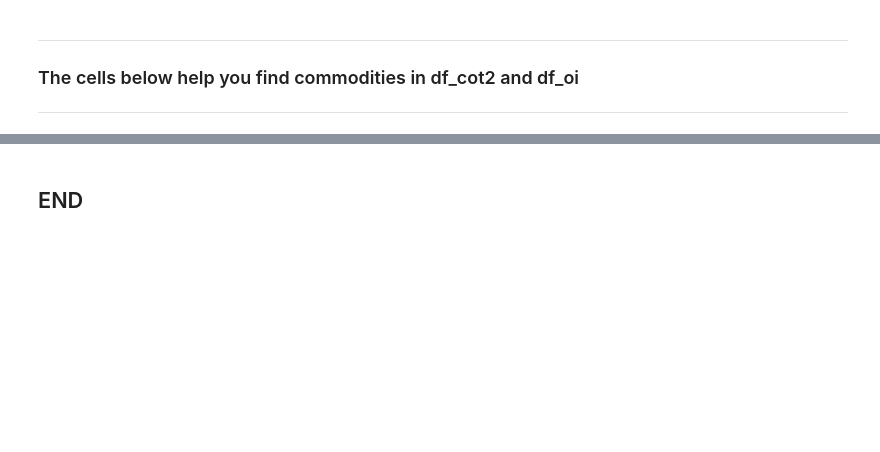
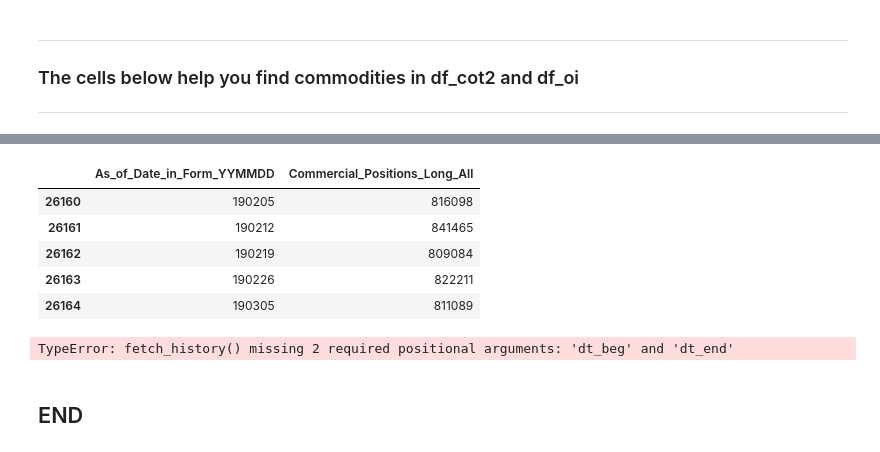
Before and after one commit to bgithub1/cme_open_interest, a Jupyter notebook: analysis_all.ipynb, the cells around one changed output, grey strips where cells are left out. Saved outputs shown, nothing was run; the diff lists cells and outputs as text; code cells hidden in the pictures; blank space fills up the shorter version.

```diff
--- a/analysis_all.ipynb
+++ b/analysis_all.ipynb
@@ -373,2 +417,18 @@ list(filter(lambda s: 'Interest' in s,df_cot2.columns.values))
+# %%
+df_cot2_cl = df_cot2[df_cot2.Market_and_Exchange_Names=='CRUDE OIL, LIGHT SWEET - NEW YORK MERCANTILE EXCHANGE']
+df_cot2_cl = df_cot2_cl[['As_of_Date_in_Form_YYMMDD','Commercial_Positions_Long_All']]
+df_cot2_cl = df_cot2_cl.sort_values('As_of_Date_in_Form_YYMMDD')
+df_cot2_cl.tail()
+# %% [output]
+|  | As_of_Date_in_Form_YYMMDD | Commercial_Positions_Long_All |
+| 26160 | 190205 | 816098 |
+| 26161 | 190212 | 841465 |
+| 26162 | 190219 | 809084 |
+| 26163 | 190226 | 822211 |
+| 26164 | 190305 | 811089 |
+# %%
+fetch_history('WEAT',dt)
+# %% [output]
+TypeError: fetch_history() missing 2 required positional arguments: 'dt_beg' and 'dt_end'
 # %% [markdown]
 ## END
```
Also changed, not shown: parts of 15 cells of this notebook, 12 other files.
